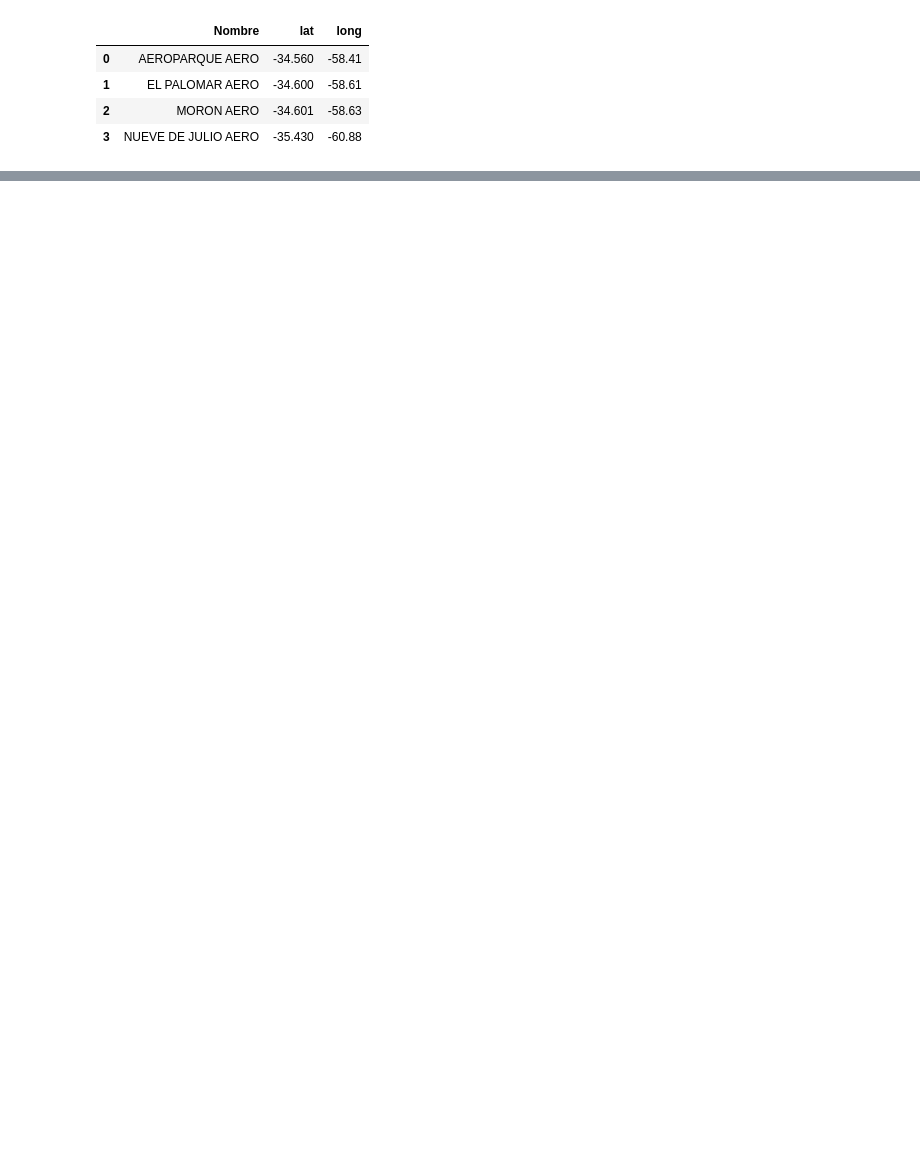
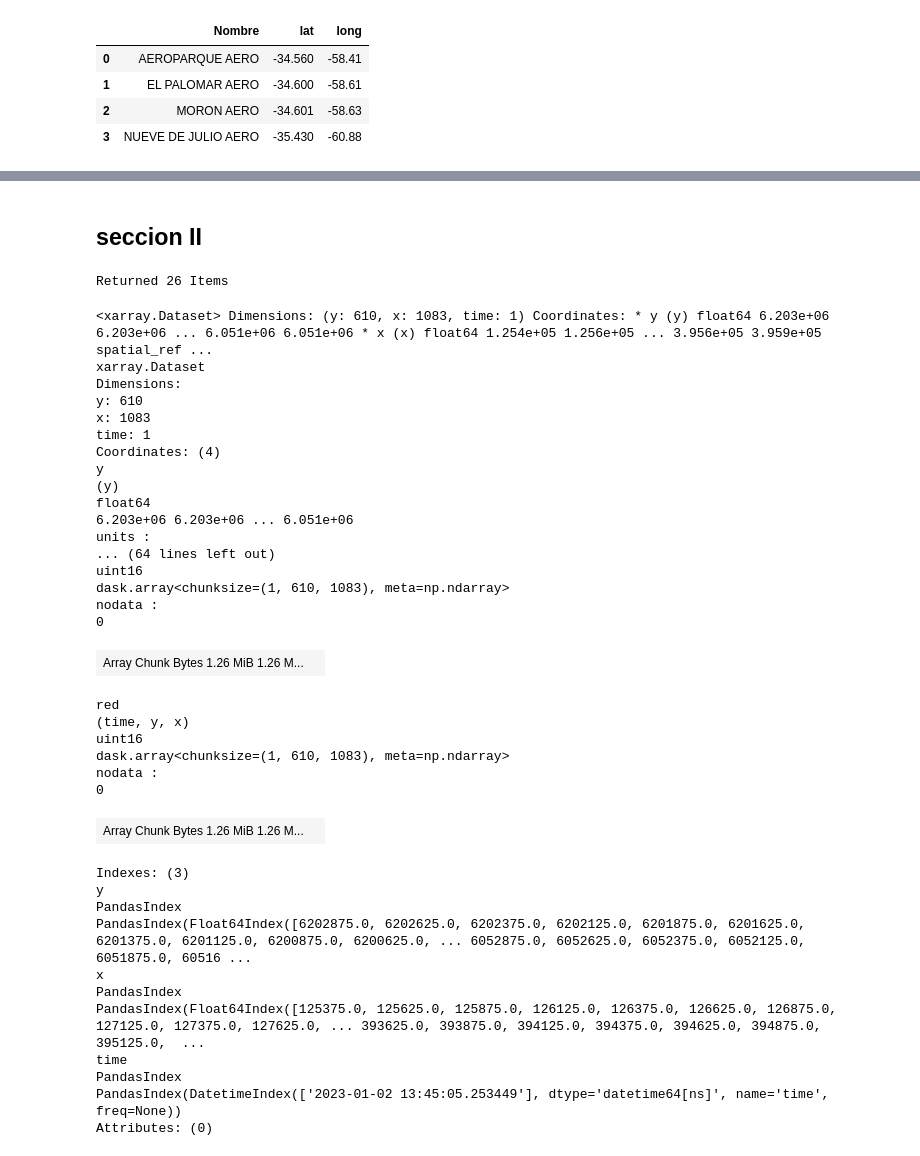
Before and after one commit to giuliano-geo/buenos_aires, a Jupyter notebook: cocoton_GIS.ipynb, the cells around one changed output, grey strips where cells are left out. Saved outputs shown, nothing was run; the diff lists cells and outputs as text; code cells hidden in the pictures; blank space fills up the shorter version.

```diff
--- a/cocoton_GIS.ipynb
+++ b/cocoton_GIS.ipynb
@@ -239,0 +233,2 @@ plt.show()
+# %% [markdown]
+## seccion II
@@ -239,0 +251,25 @@ plt.show()
+# %%
+bbox_of_interest = [-61.07,-35.62 , -58.15 , -34.31 ]
+
+time_of_interest = "2023-01-01/2023-03-01"
+# %%
+os.environ['PC_SDK_SUBSCRIPTION_KEY'] = '2bb1ce5c4d8944d48b4129b9215ef932'
+# Always set this when reading from URLs
+os.environ['GDAL_DISABLE_READDIR_ON_OPEN']='EMPTY_DIR'
+
+catalog = pystac_client.Client.open(
+    "https://planetarycomputer.microsoft.com/api/stac/v1",
+    modifier=planetary_computer.sign_inplace,
+)
+
+search = catalog.search(
+    collections=["landsat-c2-l2"],
+    bbox=bbox_of_interest,
+    datetime=time_of_interest,
+    query={"eo:cloud_cover": {"lt": 10}},
+)
+
+items = search.get_all_items()
+print(f"Returned {len(items)} Items")
+# %% [output]
+Returned 26 Items
@@ -239,0 +286,39 @@ plt.show()
+# %%
+ds
+# %% [output]
+<xarray.Dataset> Dimensions: (y: 610, x: 1083, time: 1) Coordinates: * y (y) float64 6.203e+06 6.203e+06 ... 6.051e+06 6.051e+06 * x (x) float64 1.254e+05 1.256e+05 ... 3.956e+05 3.959e+05 spatial_ref ...
+xarray.Dataset
+Dimensions:
+y: 610
+x: 1083
+time: 1
+Coordinates: (4)
+y
+(y)
+float64
+6.203e+06 6.203e+06 ... 6.051e+06
+units :
+... (64 lines left out)
+uint16
+dask.array<chunksize=(1, 610, 1083), meta=np.ndarray>
+nodata :
+0
+| Array Chunk Bytes 1.26 MiB 1.26 M... |  |
+red
+(time, y, x)
+uint16
+dask.array<chunksize=(1, 610, 1083), meta=np.ndarray>
+nodata :
+0
+| Array Chunk Bytes 1.26 MiB 1.26 M... |  |
+Indexes: (3)
+y
+PandasIndex
+PandasIndex(Float64Index([6202875.0, 6202625.0, 6202375.0, 6202125.0, 6201875.0, 6201625.0, 6201375.0, 6201125.0, 6200875.0, 6200625.0, ... 6052875.0, 6052625.0, 6052375.0, 6052125.0, 6051875.0, 60516 ...
+x
+PandasIndex
+PandasIndex(Float64Index([125375.0, 125625.0, 125875.0, 126125.0, 126375.0, 126625.0, 126875.0, 127125.0, 127375.0, 127625.0, ... 393625.0, 393875.0, 394125.0, 394375.0, 394625.0, 394875.0, 395125.0,  ...
+time
+PandasIndex
+PandasIndex(DatetimeIndex(['2023-01-02 13:45:05.253449'], dtype='datetime64[ns]', name='time', freq=None))
+Attributes: (0)
```
Also changed, not shown: parts of 19 cells of this notebook.
